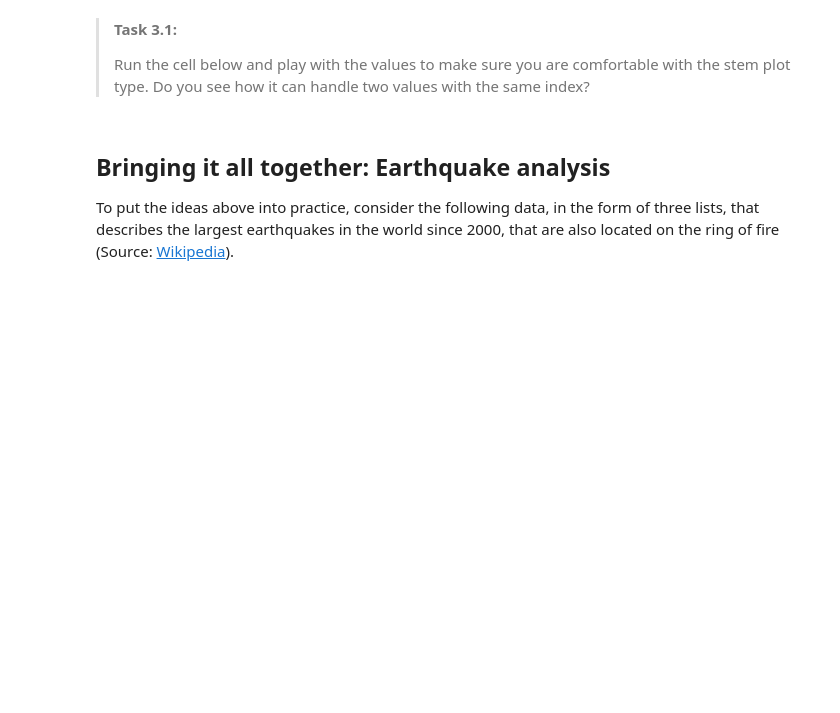
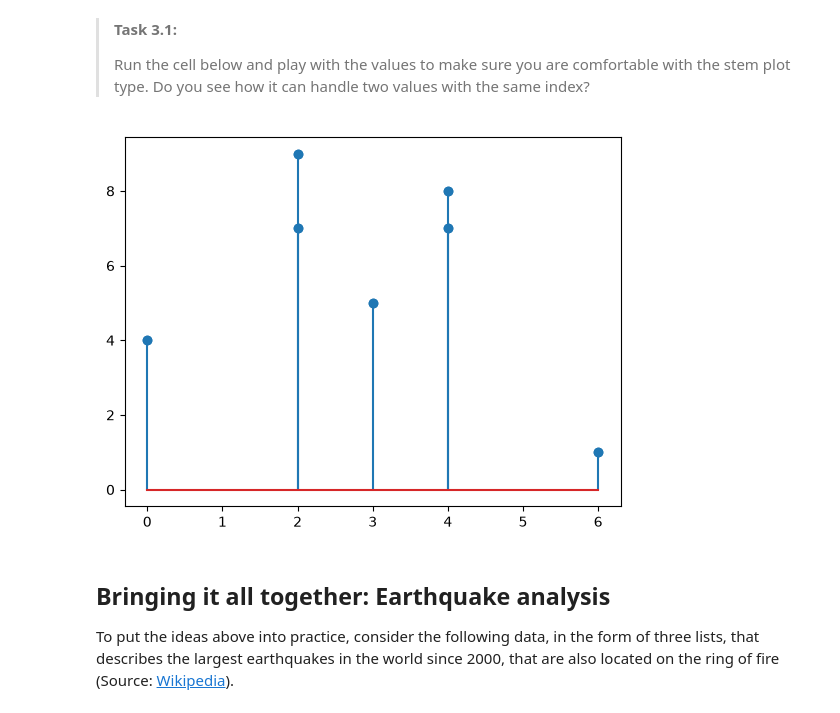
Before and after one commit to anastasisdellis21-png/P.A.2.3, a Jupyter notebook: 3_stem_plots.ipynb, the cells around one changed output. Saved outputs shown, nothing was run; the diff lists cells and outputs as text; code cells hidden in the pictures; blank space fills up the shorter version.

```diff
--- a/3_stem_plots.ipynb
+++ b/3_stem_plots.ipynb
@@ -10,10 +10,12 @@ You have probably used the matplotlib plot types `plot`, `hist` and `scatter` fr
 >
 > Run the cell below and play with the values to make sure you are comfortable with the stem plot type. Do you see how it can handle two values with the same index?
 # %%
-value = [2, 7, 5, 1, 8]
-index = [0, 2, 2, 6, 4]
+value = [4, 7, 9, 1, 8,5,7]
+index = [0, 2, 2, 6, 4,3,4]
 plt.plot(index, value, 'o')
 plt.stem(index, value);
+# %% [output]
+[figure, added]
 # %% [markdown]
 ## Bringing it all together: Earthquake analysis
 
```
Also changed, not shown: parts of 2 cells of this notebook, 6 other files.
